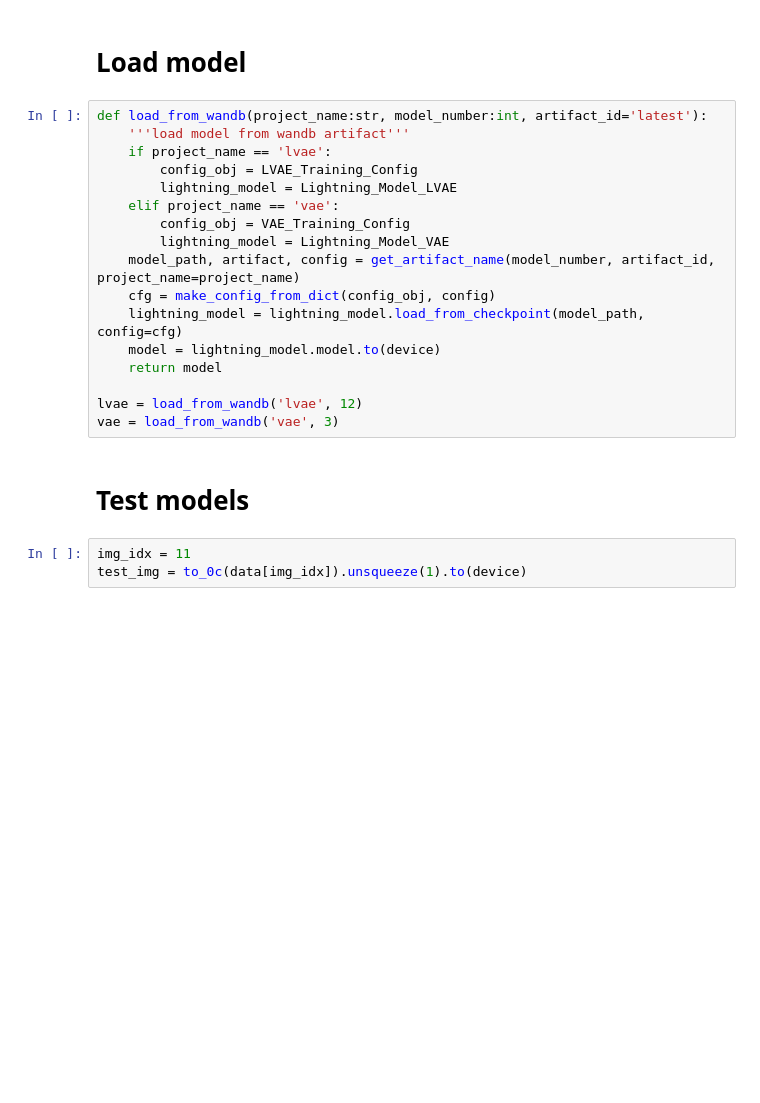
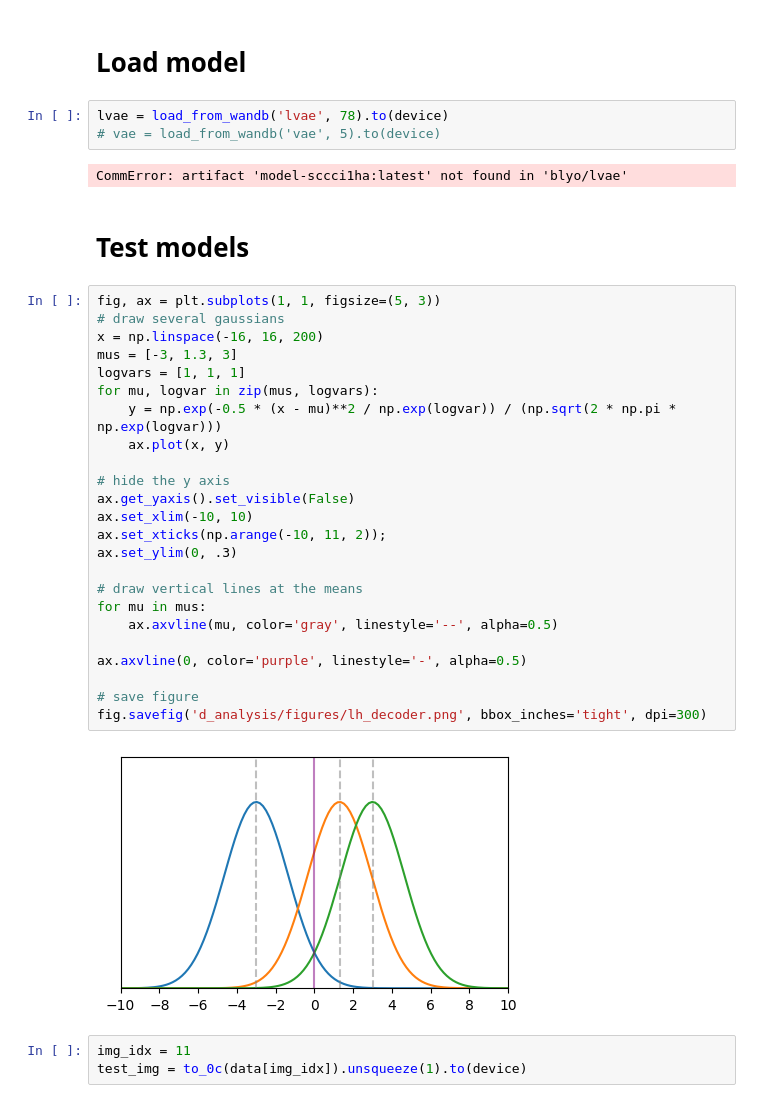
Before and after one commit to lyob/hdiva, a Jupyter notebook: d_analysis/lvae_analysis.ipynb, the cells around one changed output. Drawn from its saved outputs; the diff is of its cells as text; blank space fills up the shorter version.

```diff
--- a/d_analysis/lvae_analysis.ipynb
+++ b/d_analysis/lvae_analysis.ipynb
@@ -46,24 +44,38 @@ dataloader = DataLoader(dataset, batch_size=512, num_workers=4, shuffle=False)
 # %% [markdown]
 # Load model
 # %%
-def load_from_wandb(project_name:str, model_number:int, artifact_id='latest'):
-    '''load model from wandb artifact'''
-    if project_name == 'lvae':
-        config_obj = LVAE_Training_Config
-        lightning_model = Lightning_Model_LVAE
-    elif project_name == 'vae':
-        config_obj = VAE_Training_Config
-        lightning_model = Lightning_Model_VAE
-    model_path, artifact, config = get_artifact_name(model_number, artifact_id, project_name=project_name)
-    cfg = make_config_from_dict(config_obj, config)
-    lightning_model = lightning_model.load_from_checkpoint(model_path, config=cfg)
-    model = lightning_model.model.to(device)
-    return model
-
-lvae = load_from_wandb('lvae', 12)
-vae = load_from_wandb('vae', 3)
+lvae = load_from_wandb('lvae', 78).to(device)
+# vae = load_from_wandb('vae', 5).to(device)
+# %% [output]
+CommError: artifact 'model-sccci1ha:latest' not found in 'blyo/lvae'
 # %% [markdown]
 # Test models
+# %%
+fig, ax = plt.subplots(1, 1, figsize=(5, 3))
+# draw several gaussians
+x = np.linspace(-16, 16, 200)
+mus = [-3, 1.3, 3]
+logvars = [1, 1, 1]
+for mu, logvar in zip(mus, logvars):
+    y = np.exp(-0.5 * (x - mu)**2 / np.exp(logvar)) / (np.sqrt(2 * np.pi * np.exp(logvar)))
+    ax.plot(x, y)
+
+# hide the y axis
+ax.get_yaxis().set_visible(False)
+ax.set_xlim(-10, 10)
+ax.set_xticks(np.arange(-10, 11, 2));
+ax.set_ylim(0, .3)
+
+# draw vertical lines at the means
+for mu in mus:
+    ax.axvline(mu, color='gray', linestyle='--', alpha=0.5)
+
+ax.axvline(0, color='purple', linestyle='-', alpha=0.5)
+
+# save figure
+fig.savefig('d_analysis/figures/lh_decoder.png', bbox_inches='tight', dpi=300)
+# %% [output]
+[figure, added]
 # %%
 img_idx = 11
 test_img = to_0c(data[img_idx]).unsqueeze(1).to(device)
```
Also changed, not shown: parts of 7 cells of this notebook, 30 other files.
